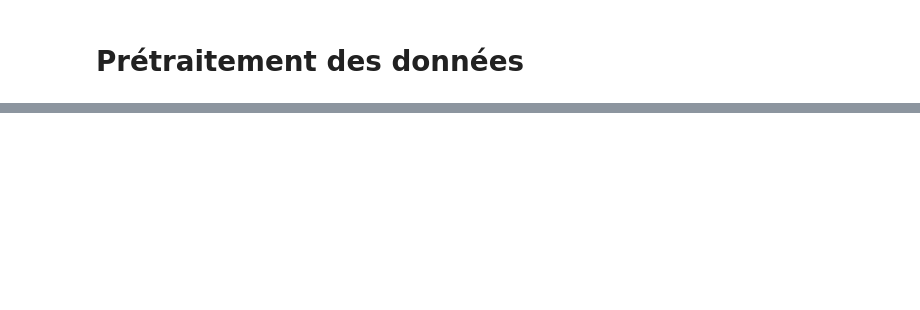
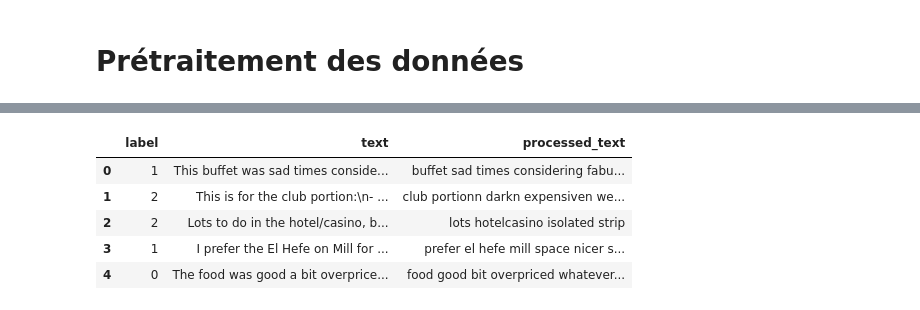
Before and after one commit to Staures92/Projet-de-fin-Data-Afique-Hub, a Jupyter notebook: Sentimentclient.ipynb, the cells around one changed output, grey strips where cells are left out. Saved outputs shown, nothing was run; the diff lists cells and outputs as text; code cells hidden in the pictures; blank space fills up the shorter version.

```diff
--- a/Sentimentclient.ipynb
+++ b/Sentimentclient.ipynb
@@ -94,0 +100,11 @@ Cependant, les labels (étiquettes) indiquent une classification à 5 (de 0  à
+# %%
+# Identifiez la colonne qui représente la catégorie
+category_column = 'label'
+
+# Calculer la fraction à échantillonner (5000 / nombre total de lignes)
+fraction = 5000 / len(df_test)
+
+# Effectuer un échantillonnage stratifié
+df_sample = df_test.groupby(category_column, group_keys=False).apply(lambda x: x.sample(frac=fraction, random_state=42))
+
+df_sample.shape
@@ -234,0 +241,9 @@ embedding_dim = 150  # In essence, this represents the dimensionality of the emb
+# %%
+df.head()
+# %% [output]
+|  | label | text | processed_text |
+| 0 | 1 | This buffet was sad times conside... | buffet sad times considering fabu... |
+| 1 | 2 | This is for the club portion:\n- ... | club portionn darkn expensiven we... |
+| 2 | 2 | Lots to do in the hotel/casino, b... | lots hotelcasino isolated strip |
+| 3 | 1 | I prefer the El Hefe on Mill for ... | prefer el hefe mill space nicer s... |
+| 4 | 0 | The food was good a bit overprice... | food good bit overpriced whatever... |
```
Also changed, not shown: parts of 54 cells of this notebook.
